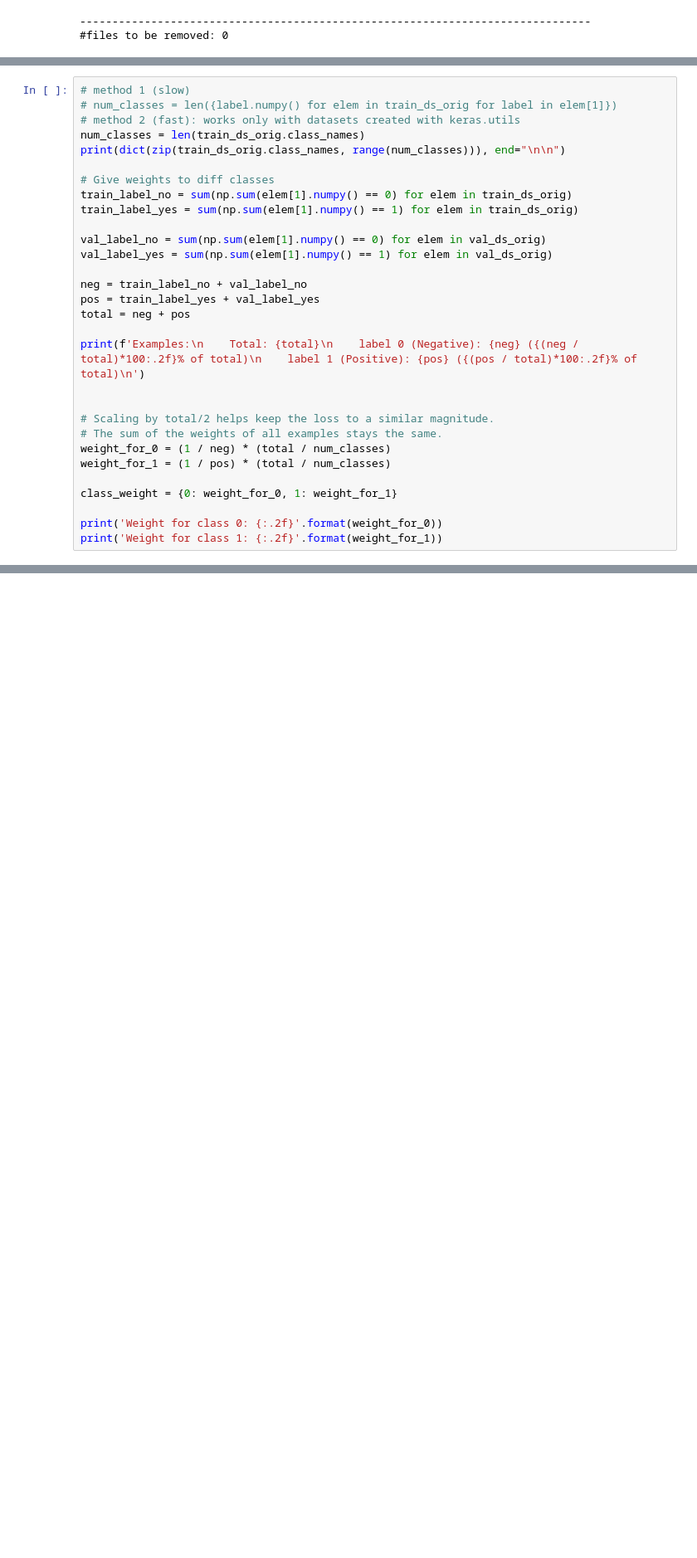
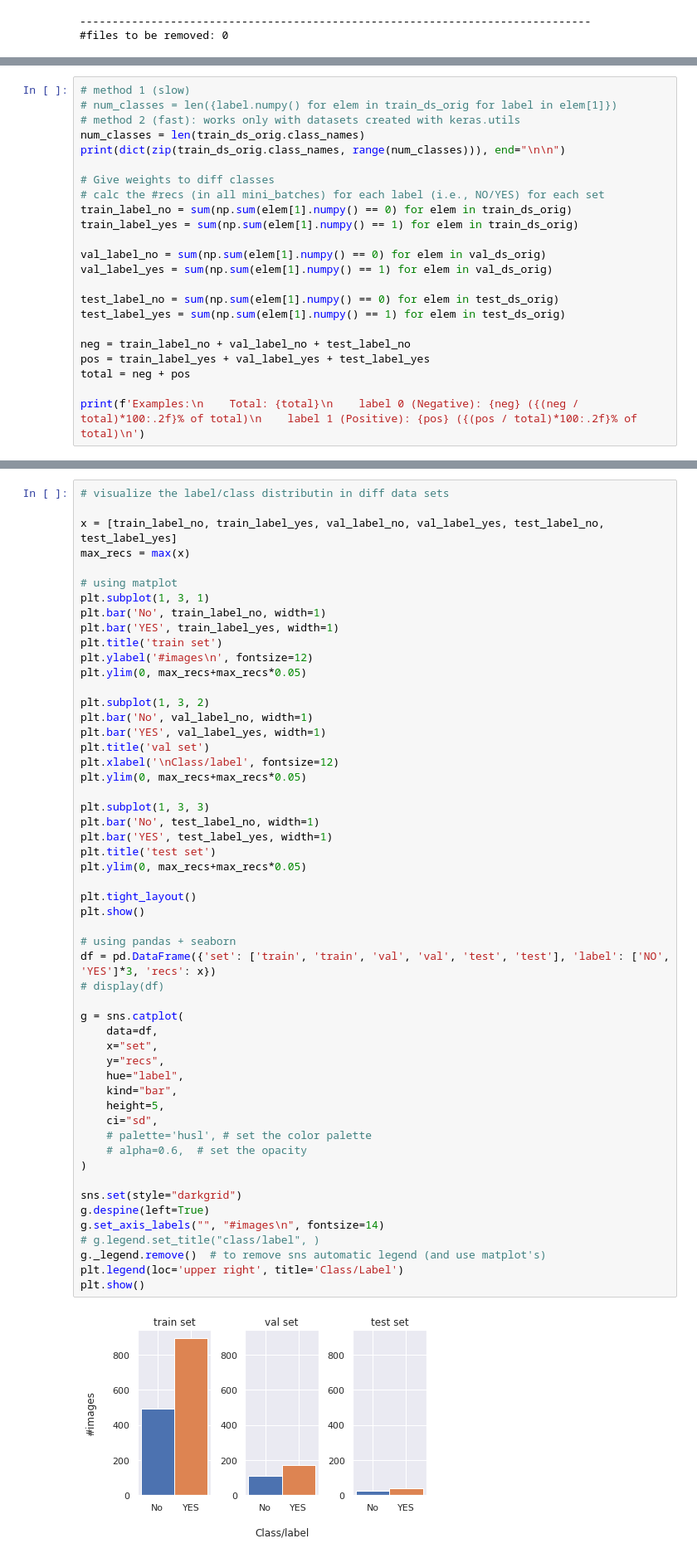
Before and after one commit to tekboart/CHB-image_classification_GradCam, a Jupyter notebook: 1. Image Classification/image_classification.ipynb, the cells around one changed output, grey strips where cells are left out. Shown at 83% size. Cells and saved outputs as stored; diff of their text form; blank space fills up the shorter version.

```diff
--- a/1. Image Classification/image_classification.ipynb
+++ b/1. Image Classification/image_classification.ipynb
@@ -246,28 +273,21 @@ num_classes = len(train_ds_orig.class_names)
 print(dict(zip(train_ds_orig.class_names, range(num_classes))), end="\n\n")
 
 # Give weights to diff classes
+# calc the #recs (in all mini_batches) for each label (i.e., NO/YES) for each set
 train_label_no = sum(np.sum(elem[1].numpy() == 0) for elem in train_ds_orig)
 train_label_yes = sum(np.sum(elem[1].numpy() == 1) for elem in train_ds_orig)
 
 val_label_no = sum(np.sum(elem[1].numpy() == 0) for elem in val_ds_orig)
 val_label_yes = sum(np.sum(elem[1].numpy() == 1) for elem in val_ds_orig)
 
-neg = train_label_no + val_label_no
-pos = train_label_yes + val_label_yes
+test_label_no = sum(np.sum(elem[1].numpy() == 0) for elem in test_ds_orig)
+test_label_yes = sum(np.sum(elem[1].numpy() == 1) for elem in test_ds_orig)
+
+neg = train_label_no + val_label_no + test_label_no
+pos = train_label_yes + val_label_yes + test_label_yes
 total = neg + pos
 
 print(f'Examples:\n    Total: {total}\n    label 0 (Negative): {neg} ({(neg / total)*100:.2f}% of total)\n    label 1 (Positive): {pos} ({(pos / total)*100:.2f}% of total)\n')
-
-
-# Scaling by total/2 helps keep the loss to a similar magnitude.
-# The sum of the weights of all examples stays the same.
-weight_for_0 = (1 / neg) * (total / num_classes)
-weight_for_1 = (1 / pos) * (total / num_classes)
-
-class_weight = {0: weight_for_0, 1: weight_for_1}
-
-print('Weight for class 0: {:.2f}'.format(weight_for_0))
-print('Weight for class 1: {:.2f}'.format(weight_for_1))
 # %% [output]
 {'NO restoration': 0, 'YES restoration': 1}
 
@@ -280,0 +298,55 @@ Weight for class 1: 0.79
+# %%
+# visualize the label/class distributin in diff data sets
+
+x = [train_label_no, train_label_yes, val_label_no, val_label_yes, test_label_no, test_label_yes]
+max_recs = max(x)
+
+# using matplot
+plt.subplot(1, 3, 1)
+plt.bar('No', train_label_no, width=1)
+plt.bar('YES', train_label_yes, width=1)
+plt.title('train set')
+plt.ylabel('#images\n', fontsize=12)
+plt.ylim(0, max_recs+max_recs*0.05)
+
+plt.subplot(1, 3, 2)
+plt.bar('No', val_label_no, width=1)
+plt.bar('YES', val_label_yes, width=1)
+plt.title('val set')
+plt.xlabel('\nClass/label', fontsize=12)
+plt.ylim(0, max_recs+max_recs*0.05)
+
+plt.subplot(1, 3, 3)
+plt.bar('No', test_label_no, width=1)
+plt.bar('YES', test_label_yes, width=1)
+plt.title('test set')
+plt.ylim(0, max_recs+max_recs*0.05)
+
+plt.tight_layout()
+plt.show()
+
+# using pandas + seaborn
+df = pd.DataFrame({'set': ['train', 'train', 'val', 'val', 'test', 'test'], 'label': ['NO', 'YES']*3, 'recs': x})
+# display(df)
+
+g = sns.catplot(
+    data=df,
+    x="set",
+    y="recs",
+    hue="label",
+    kind="bar",
+    height=5,
+    ci="sd",
+    # palette='husl', # set the color palette
+    # alpha=0.6,  # set the opacity
+)
+
+sns.set(style="darkgrid")
+g.despine(left=True)
+g.set_axis_labels("", "#images\n", fontsize=14)
+# g.legend.set_title("class/label", )
+g._legend.remove()  # to remove sns automatic legend (and use matplot's)
+plt.legend(loc='upper right', title='Class/Label')
+plt.show()
+# %% [output]
+[figure, added]
```
Also changed, not shown: parts of 71 cells of this notebook.
